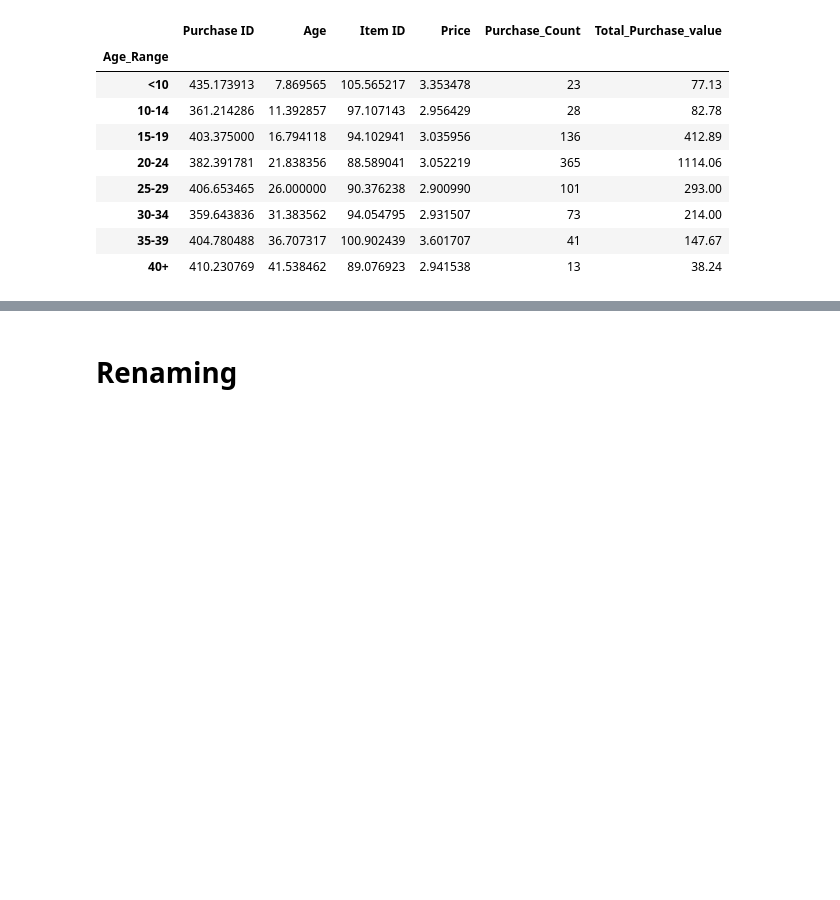
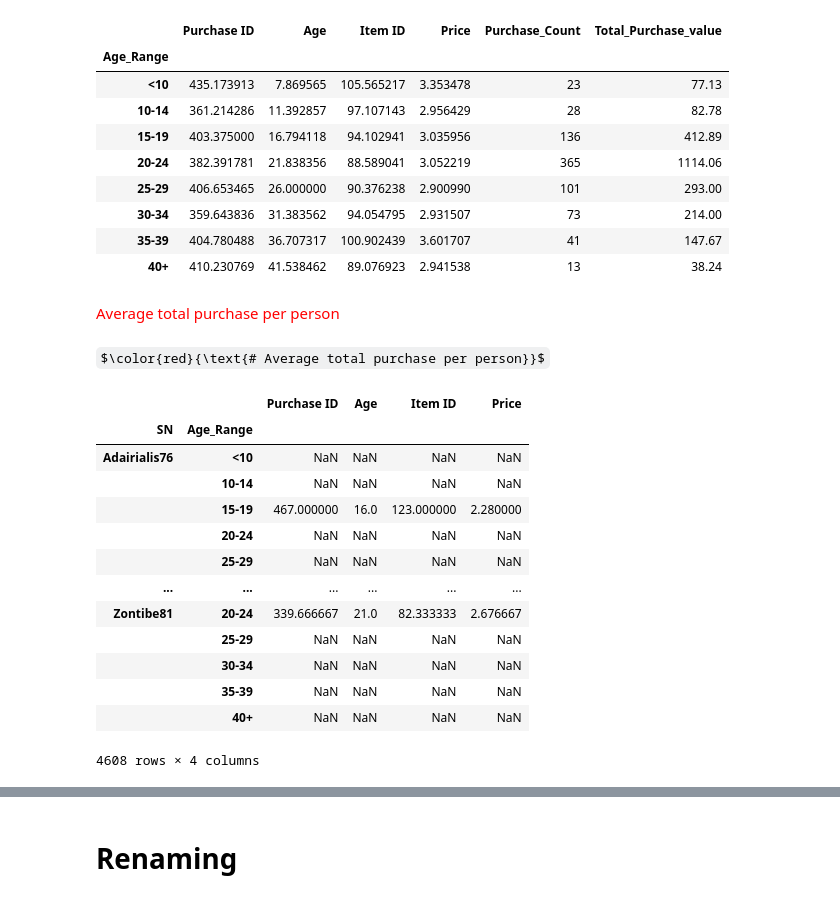
Before and after one commit to clem1803/pandas-challenge, a Jupyter notebook: HeroesOfPymoli/HeroesOfPymoli_starter.ipynb, the cells around one changed output, grey strips where cells are left out. Drawn from its saved outputs; the diff is of its cells as text; code cells hidden in the pictures; some formulas as TeX source; blank space fills up the shorter version.

```diff
--- a/HeroesOfPymoli/HeroesOfPymoli_starter.ipynb
+++ b/HeroesOfPymoli/HeroesOfPymoli_starter.ipynb
@@ -525,3 +534,26 @@ sum_purchase
 | 30-34 | 359.643836 | 31.383562 | 94.054795 | 2.931507 | 73 | 214.00 |
 | 35-39 | 404.780488 | 36.707317 | 100.902439 | 3.601707 | 41 | 147.67 |
 | 40+ | 410.230769 | 41.538462 | 89.076923 | 2.941538 | 13 | 38.24 |
+# %% [markdown]
+<font color='red'>Average total purchase per person</font>
+# %% [markdown]
+$\color{red}{\text{# Average total purchase per person}}$
+# %%
+avg_total_purchase_person=age2_df.groupby(["SN","Age_Range"]).mean()
+# %%
+avg_total_purchase_person
+# %% [output]
+|  |  | Purchase ID | Age | Item ID | Price |
+| SN | Age_Range |  |  |  |  |
+| Adairialis76 | <10 | NaN | NaN | NaN | NaN |
+|  | 10-14 | NaN | NaN | NaN | NaN |
+|  | 15-19 | 467.000000 | 16.0 | 123.000000 | 2.280000 |
+|  | 20-24 | NaN | NaN | NaN | NaN |
+|  | 25-29 | NaN | NaN | NaN | NaN |
+| ... | ... | ... | ... | ... | ... |
+| Zontibe81 | 20-24 | 339.666667 | 21.0 | 82.333333 | 2.676667 |
+|  | 25-29 | NaN | NaN | NaN | NaN |
+|  | 30-34 | NaN | NaN | NaN | NaN |
+|  | 35-39 | NaN | NaN | NaN | NaN |
+|  | 40+ | NaN | NaN | NaN | NaN |
+4608 rows × 4 columns
```
Also changed, not shown: parts of 28 cells of this notebook, 2 other files.
